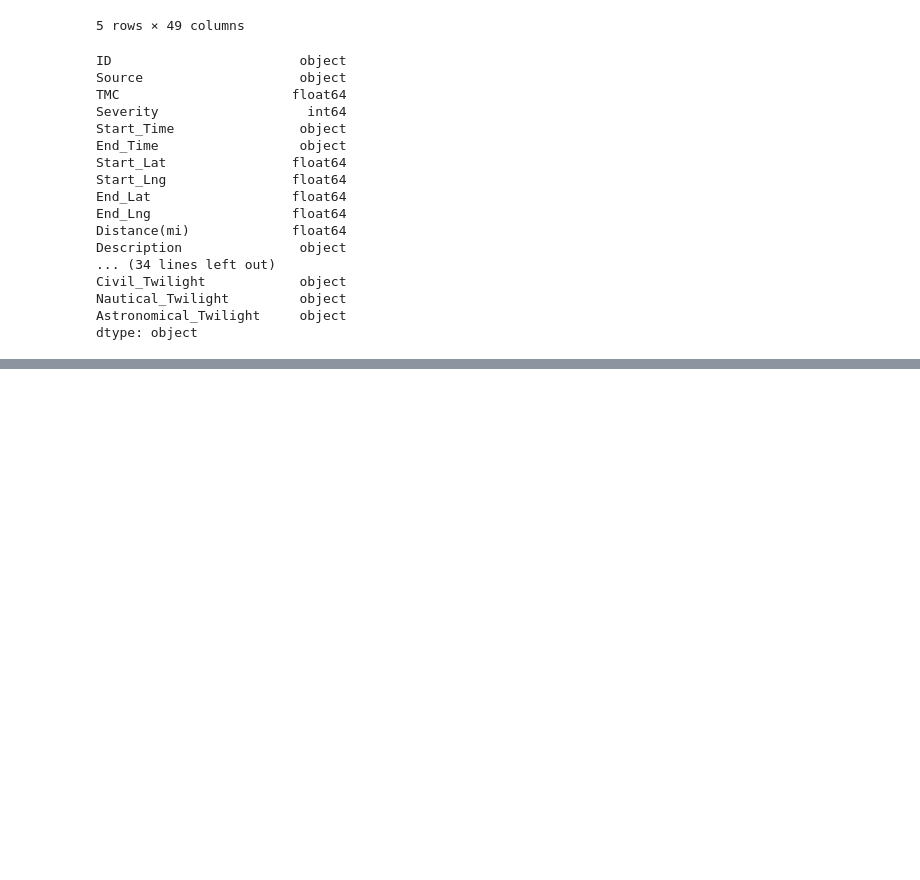
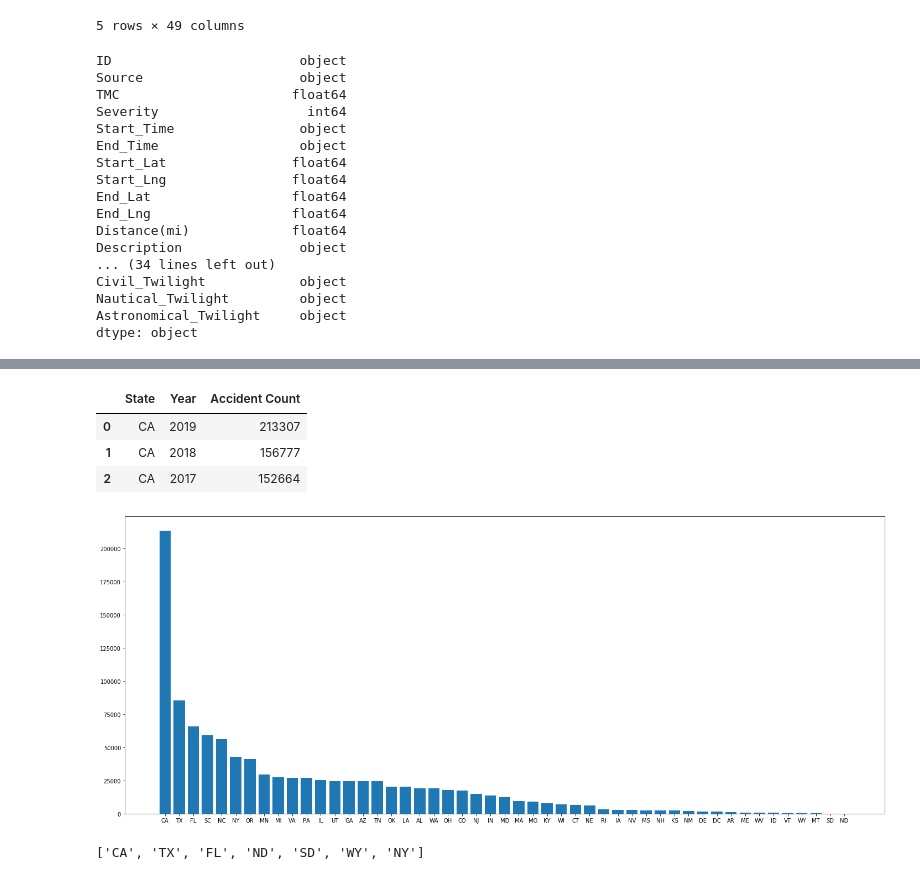
Before and after one commit to lilijo6/Project-Group-3, a Jupyter notebook: USAccident_Analysis.ipynb, the cells around one changed output, grey strips where cells are left out. Cells and saved outputs as stored; diff of their text form; code cells hidden in the pictures; blank space fills up the shorter version.

```diff
--- a/USAccident_Analysis.ipynb
+++ b/USAccident_Analysis.ipynb
@@ -80,0 +83,22 @@ accident_target.head()
+# %%
+accident_target["Start_Year"]=accident_target["Start_Time"].dt.year
+
+#accident_target.head()
+# %%
+#accident_target["Start_Time"].dt.month
+accident_target["Season"]=np.select(
+    [
+        (accident_target["Start_Time"].dt.month== 12) | (accident_target["Start_Time"].dt.month== 1)| (accident_target["Start_Time"].dt.month== 2),
+        (accident_target["Start_Time"].dt.month== 3) | (accident_target["Start_Time"].dt.month== 4)| (accident_target["Start_Time"].dt.month== 5),
+        (accident_target["Start_Time"].dt.month== 6) | (accident_target["Start_Time"].dt.month== 7)| (accident_target["Start_Time"].dt.month== 8),
+        (accident_target["Start_Time"].dt.month== 9) | (accident_target["Start_Time"].dt.month== 10)| (accident_target["Start_Time"].dt.month== 11)
+
+    ],
+    [
+        'Winter',
+        'Spring',
+        'Summer',
+        'Fall'
+    ],
+    default='Unknown'
+)
@@ -91,0 +116,40 @@ _x_=plt.bar(accident_source_state["State"],accident_source_state["AccidentCount"
+# %%
+accident_state_year=pd.DataFrame(accident_target[accident_target["Start_Time"]>='2017-01-01']\
+                                 .groupby(["State","Start_Year"])["Start_Time"].count())\
+.sort_values("Start_Time",ascending=False).reset_index()
+#,columns=["State","Year","Accident Count"])
+#.sort_values("Accident Count",ascending=False).reset_index()
+accident_state_year.columns=["State","Year","Accident Count"]
+
+#accident_state_year=accident_state_year
+
+
+
+accident_state_year[["State","Year","Accident Count"]]
+
+accident_state_year[accident_state_year["State"].isin(['CA'])]
+# %% [output]
+|  | State | Year | Accident Count |
+| 0 | CA | 2019 | 213307 |
+| 1 | CA | 2018 | 156777 |
+| 2 | CA | 2017 | 152664 |
+# %%
+plt.figure(figsize=(20,8))
+_=plt.bar(accident_state_year["State"],accident_state_year["Accident Count"])
+plt.tight_layout()
+
+
+
+#This shows that Califronia
+# %% [output]
+[figure, added]
+# %%
+states=[]
+states.extend(list(accident_state_year.groupby("State")["Accident Count"].sum().nlargest(3).index.values))
+
+states.extend(list(accident_state_year.groupby("State")["Accident Count"].sum().nsmallest(3).index.values))
+
+states.append('NY')
+print(states)
+# %% [output]
+['CA', 'TX', 'FL', 'ND', 'SD', 'WY', 'NY']
```
Also changed, not shown: parts of 5 cells of this notebook.
